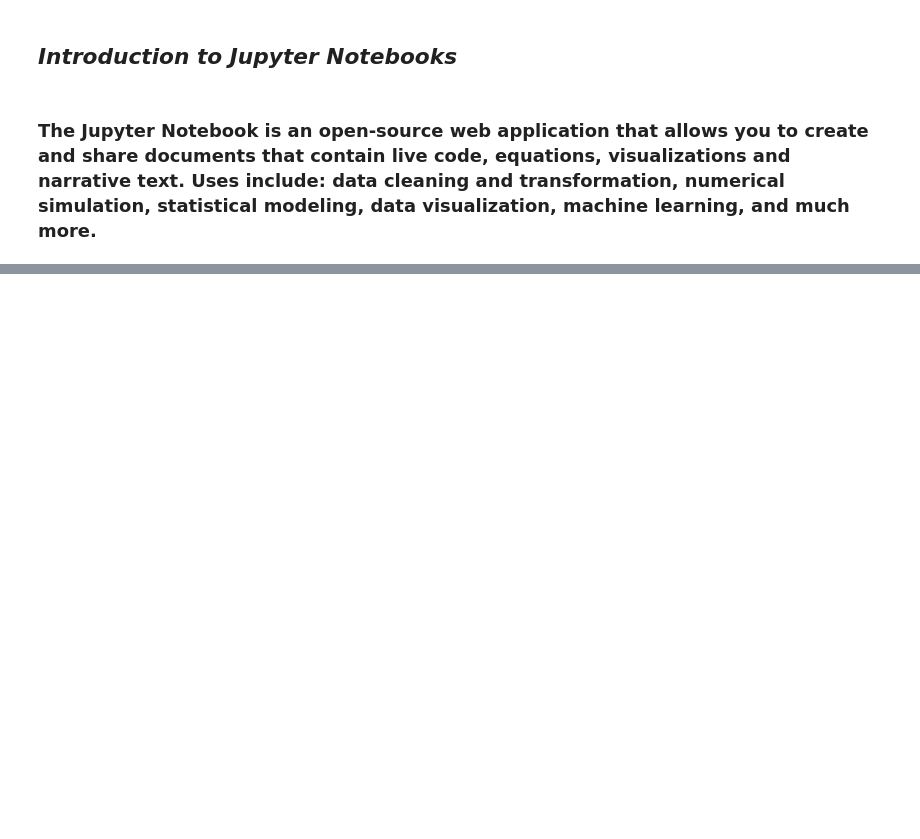
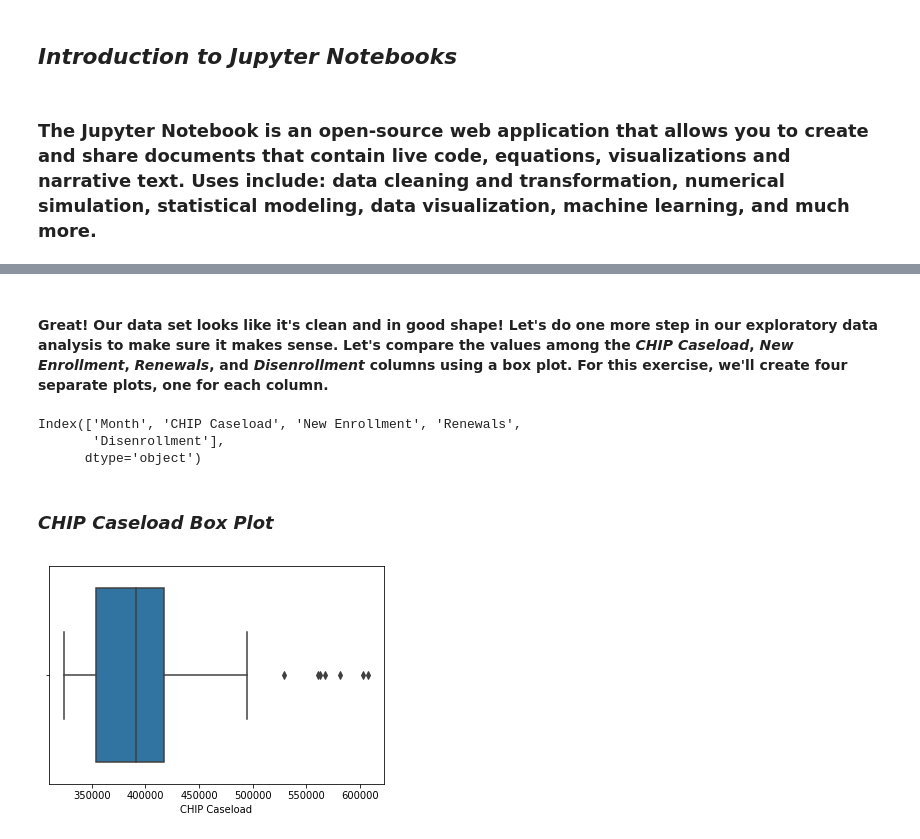
Before and after one commit to TMHP-DMO-DataScience/Python_Tutorial, a Jupyter notebook: TMHP_Python_Tutorial_I.ipynb, the cells around one changed output, grey strips where cells are left out. Cells and saved outputs as stored; diff of their text form; code cells hidden in the pictures; blank space fills up the shorter version.

Commit message:
Example Data Set and Jupyter Notebook Updates
Adding the CHIP dataset as well as the most recent Jupyter Notebook edition

```diff
--- a/TMHP_Python_Tutorial_I.ipynb
+++ b/TMHP_Python_Tutorial_I.ipynb
@@ -272,0 +166,3 @@ df.to_excel('Excel_Sample.xlsx',sheet_name='Sheet1')
+# %%
+# Using Pandas, Read in the Data Source and Name it "CHIP_Data"
+CHIP_Data = pd.read_excel("chip-enrollment-detail-oct-2018.xlsx", header = 1, skipfooter = 5)
@@ -272,0 +250,15 @@ df.to_excel('Excel_Sample.xlsx',sheet_name='Sheet1')
+# %% [markdown]
+#### Great!  Our data set looks like it's clean and in good shape!  Let's do one more step in our exploratory data analysis to make sure it makes sense.  Let's compare the values among the *CHIP Caseload*, *New Enrollment*, *Renewals*, and *Disenrollment* columns using a box plot.  For this exercise, we'll create four separate plots, one for each column.
+# %%
+# Retrieve the Column Names for Reference
+CHIP_Data.columns
+# %% [output]
+Index(['Month', 'CHIP Caseload', 'New Enrollment', 'Renewals',
+       'Disenrollment'],
+      dtype='object')
+# %% [markdown]
+### **_CHIP Caseload Box Plot_**
+# %%
+BoxPlot_CHIP_Caseload = sns.boxplot(x = CHIP_Data['CHIP Caseload'])
+# %% [output]
+[figure, added]
```
Also changed, not shown: parts of 98 cells of this notebook, 1 other file.
